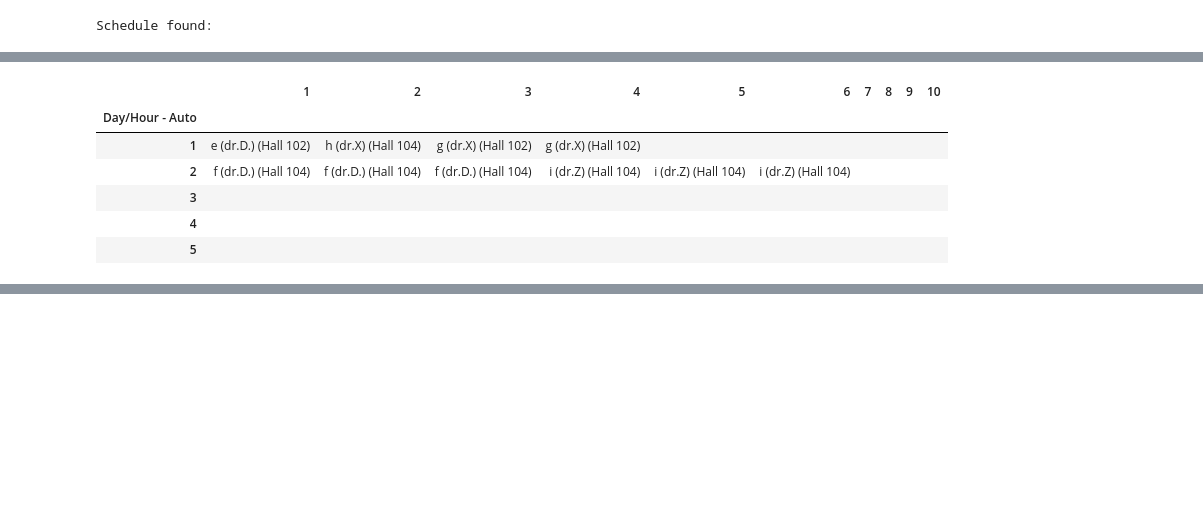
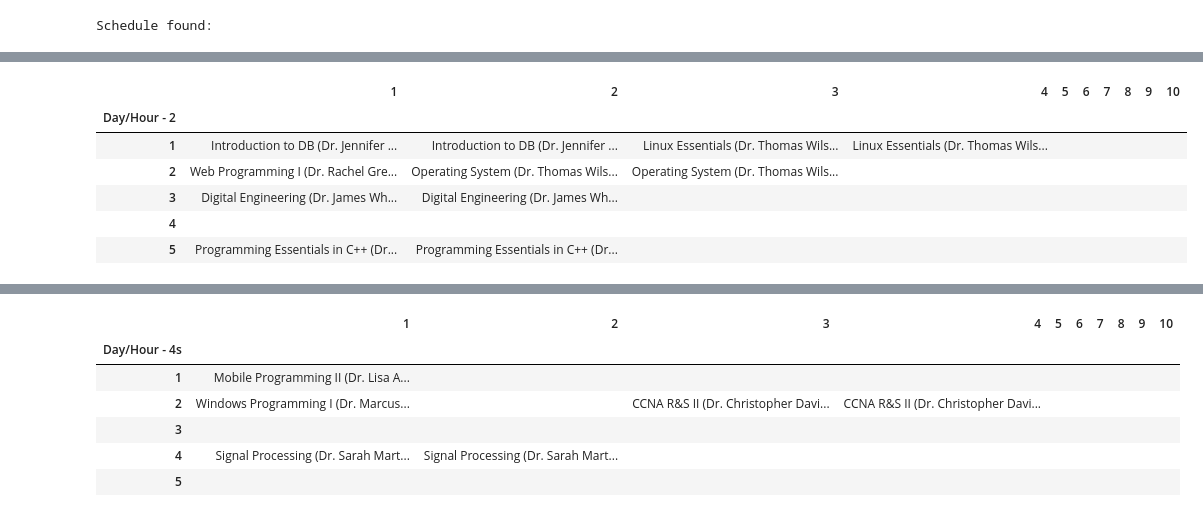
Before and after one commit to yogiman12/scheduler, a Jupyter notebook: scheduler notebook.ipynb, the cells around one changed output, grey strips where cells are left out. Saved outputs shown, nothing was run; the diff lists cells and outputs as text; code cells hidden in the pictures; blank space fills up the shorter version.

Commit message:
add extract data from csv file(handling function)

```diff
--- a/scheduler notebook.ipynb
+++ b/scheduler notebook.ipynb
@@ -160,0 +38,3 @@ class schedule:
+# %%
+df = pd.read_csv('tables/icts1.csv')
+df.info()
@@ -161,6 +281,7 @@ class schedule:
 # %%
 def main(display_dfs=False):
     table = schedule()
+    table.handle_data('tables/icts1.csv')
     table.create_variables()
     table.constrain_start_hours()
     table.constrain_days()
@@ -168,7 +289,7 @@ def main(display_dfs=False):
     table.add_no_overlap_constraints()
     table.constrain_pro()
     table.constrain_departments()
-    table.objective_function(100, 10)
+    table.objective_function(100, 100)
 
     status = table.problem.solve()
     if status == LpStatusOptimal and display_dfs:
@@ -177,6 +298,8 @@ def main(display_dfs=False):
             display(HTML(df.to_html(escape=False)))
     else:
         print("No valid schedule found.", LpStatus[status])
+        for df in table.solution_to_dataframe():
+            display(HTML(df.to_html(escape=False)))
 
 if __name__ == '__main__':
     main(True)
@@ -190,9 +313,9 @@ Schedule found:
 | 4 |  |  |  |  |  |  |  |  |  |  |
 | 5 |  |  |  |  |  |  |  |  |  |  |
 |  | 1 | 2 | 3 | 4 | 5 | 6 | 7 | 8 | 9 | 10 |
-| Day/Hour - Auto |  |  |  |  |  |  |  |  |  |  |
-| 1 | e (dr.D.) (Hall 102) | h (dr.X) (Hall 104) | g (dr.X) (Hall 102) | g (dr.X) (Hall 102) |  |  |  |  |  |  |
-| 2 | f (dr.D.) (Hall 104) | f (dr.D.) (Hall 104) | f (dr.D.) (Hall 104) | i (dr.Z) (Hall 104) | i (dr.Z) (Hall 104) | i (dr.Z) (Hall 104) |  |  |  |  |
-| 3 |  |  |  |  |  |  |  |  |  |  |
+| Day/Hour - 2 |  |  |  |  |  |  |  |  |  |  |
+| 1 | Introduction to DB (Dr. Jennifer ... | Introduction to DB (Dr. Jennifer ... | Linux Essentials (Dr. Thomas Wils... | Linux Essentials (Dr. Thomas Wils... |  |  |  |  |  |  |
+| 2 | Web Programming I (Dr. Rachel Gre... | Operating System (Dr. Thomas Wils... | Operating System (Dr. Thomas Wils... |  |  |  |  |  |  |  |
+| 3 | Digital Engineering (Dr. James Wh... | Digital Engineering (Dr. James Wh... |  |  |  |  |  |  |  |  |
 | 4 |  |  |  |  |  |  |  |  |  |  |
-| 5 |  |  |  |  |  |  |  |  |  |  |
+| 5 | Programming Essentials in C++ (Dr... | Programming Essentials in C++ (Dr... |  |  |  |  |  |  |  |  |
@@ -198,0 +336,7 @@ Schedule found:
+|  | 1 | 2 | 3 | 4 | 5 | 6 | 7 | 8 | 9 | 10 |
+| Day/Hour - 4s |  |  |  |  |  |  |  |  |  |  |
+| 1 | Mobile Programming II (Dr. Lisa A... |  |  |  |  |  |  |  |  |  |
+| 2 | Windows Programming I (Dr. Marcus... |  | CCNA R&S II (Dr. Christopher Davi... | CCNA R&S II (Dr. Christopher Davi... |  |  |  |  |  |  |
+| 3 |  |  |  |  |  |  |  |  |  |  |
+| 4 | Signal Processing (Dr. Sarah Mart... | Signal Processing (Dr. Sarah Mart... |  |  |  |  |  |  |  |  |
+| 5 |  |  |  |  |  |  |  |  |  |  |
```
Also changed, not shown: parts of 11 cells of this notebook, 11 other files.
